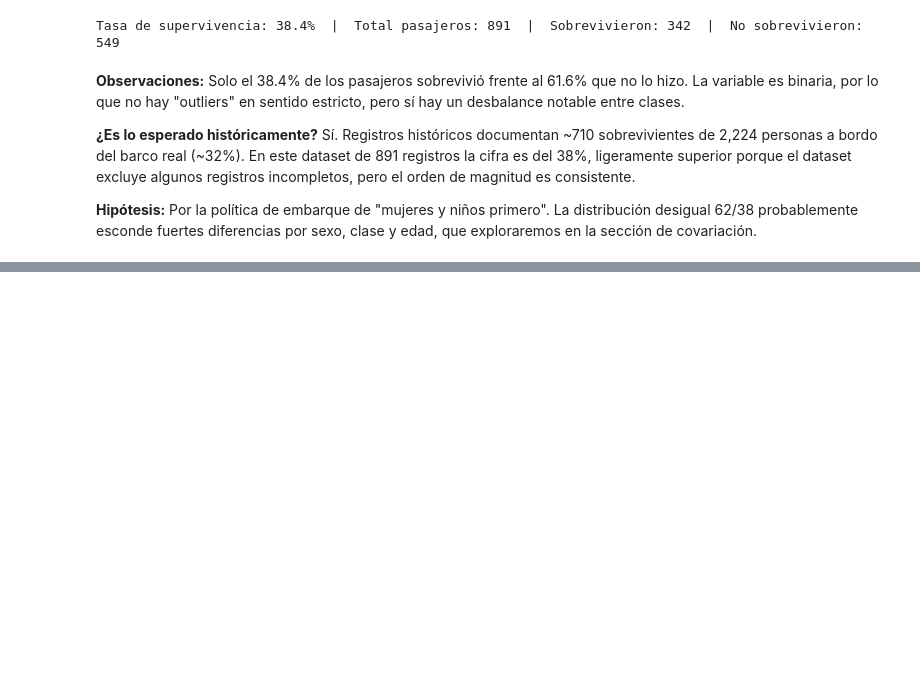
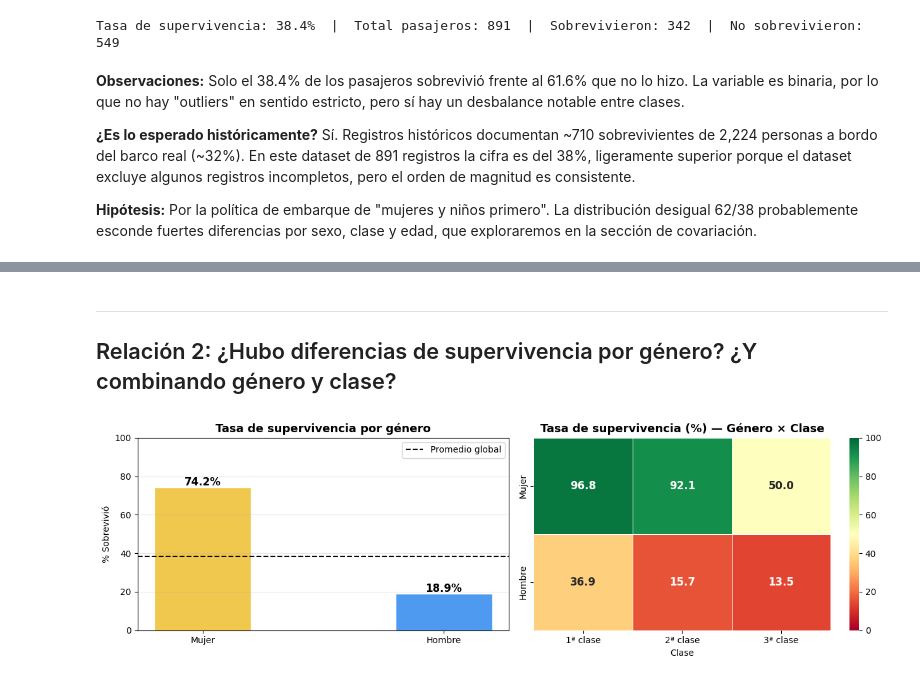
Before and after one commit to Ricardo-B04/Titanic_EDA, a Jupyter notebook: titanic_EDA.ipynb, the cells around one changed output, grey strips where cells are left out. Drawn from its saved outputs; the diff is of its cells as text; code cells hidden in the pictures; blank space fills up the shorter version.

```diff
--- a/titanic_EDA.ipynb
+++ b/titanic_EDA.ipynb
@@ -276,0 +326,35 @@ Tasa de supervivencia: 38.4%  |  Total pasajeros: 891  |  Sobrevivieron: 342  |
+# %% [markdown]
+---
+## Relación 2: ¿Hubo diferencias de supervivencia por género? ¿Y combinando género y clase?
+# %%
+fig, axes = plt.subplots(1, 2, figsize=(13, 4))
+
+# Barplot género simple
+surv_sex = titanic.groupby('Sex')['Survived'].mean() * 100
+colors_sex = ['#f1c84e', '#4e9af1']
+bars = axes[0].bar(surv_sex.index, surv_sex.values, color=colors_sex, edgecolor='white', width=0.4)
+for bar in bars:
+    axes[0].text(bar.get_x() + bar.get_width()/2, bar.get_height() + 1,
+                 f'{bar.get_height():.1f}%', ha='center', fontsize=12, fontweight='bold')
+axes[0].axhline(titanic['Survived'].mean()*100, color='black', linestyle='--', linewidth=1.5, label='Promedio global')
+axes[0].set_title('Tasa de supervivencia por género', fontsize=13, fontweight='bold')
+axes[0].set_ylabel('% Sobrevivió')
+axes[0].set_ylim(0, 100)
+axes[0].set_xticklabels(['Mujer', 'Hombre'])
+axes[0].legend()
+axes[0].grid(axis='y', alpha=0.3)
+
+# Heatmap género × clase
+pivot = titanic.pivot_table(values='Survived', index='Sex', columns='Pclass', aggfunc='mean') * 100
+pivot.index = ['Mujer', 'Hombre']
+pivot.columns = ['1ª clase', '2ª clase', '3ª clase']
+sns.heatmap(pivot, annot=True, fmt='.1f', cmap='RdYlGn', ax=axes[1],
+            linewidths=0.5, vmin=0, vmax=100, annot_kws={'size': 12, 'weight': 'bold'})
+axes[1].set_title('Tasa de supervivencia (%) — Género × Clase', fontsize=13, fontweight='bold')
+axes[1].set_xlabel('Clase')
+axes[1].set_ylabel('')
+
+plt.tight_layout()
+plt.show()
+# %% [output]
+[figure, added]
```
Also changed, not shown: parts of 12 cells of this notebook.
